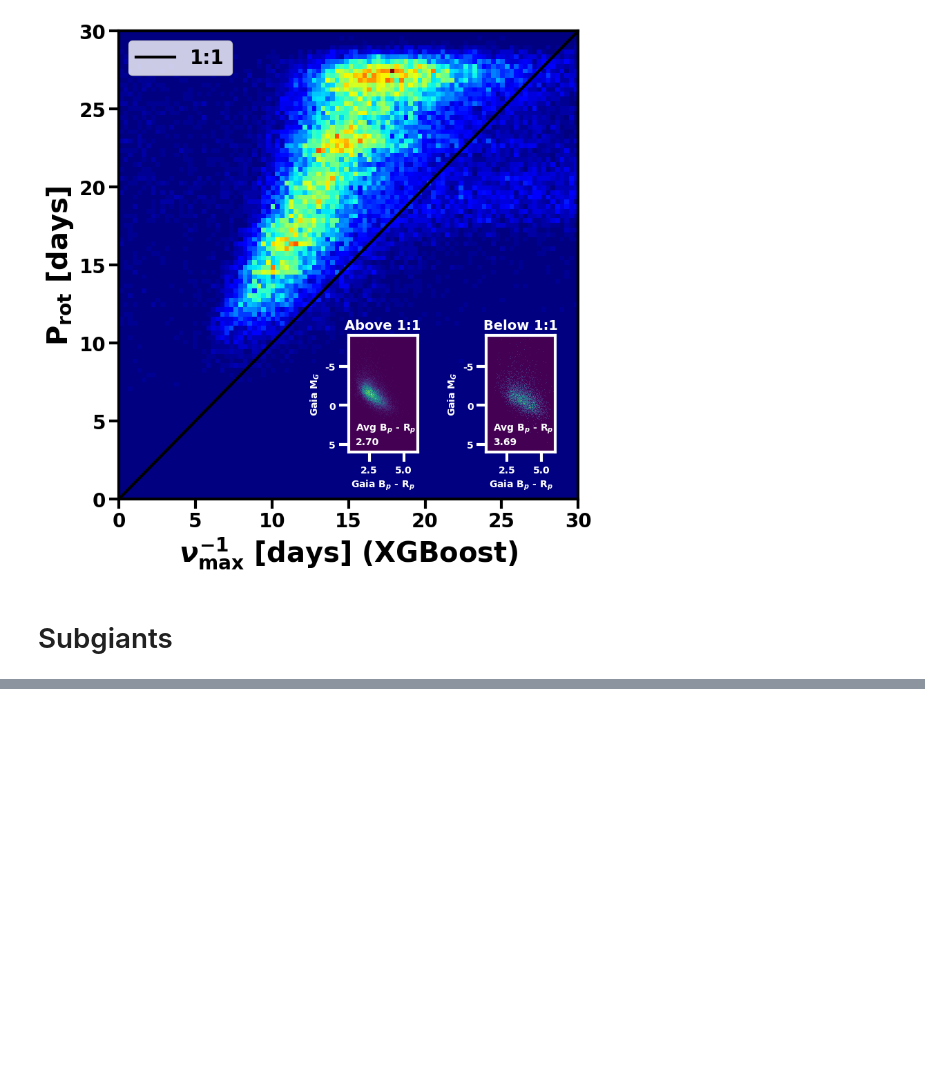
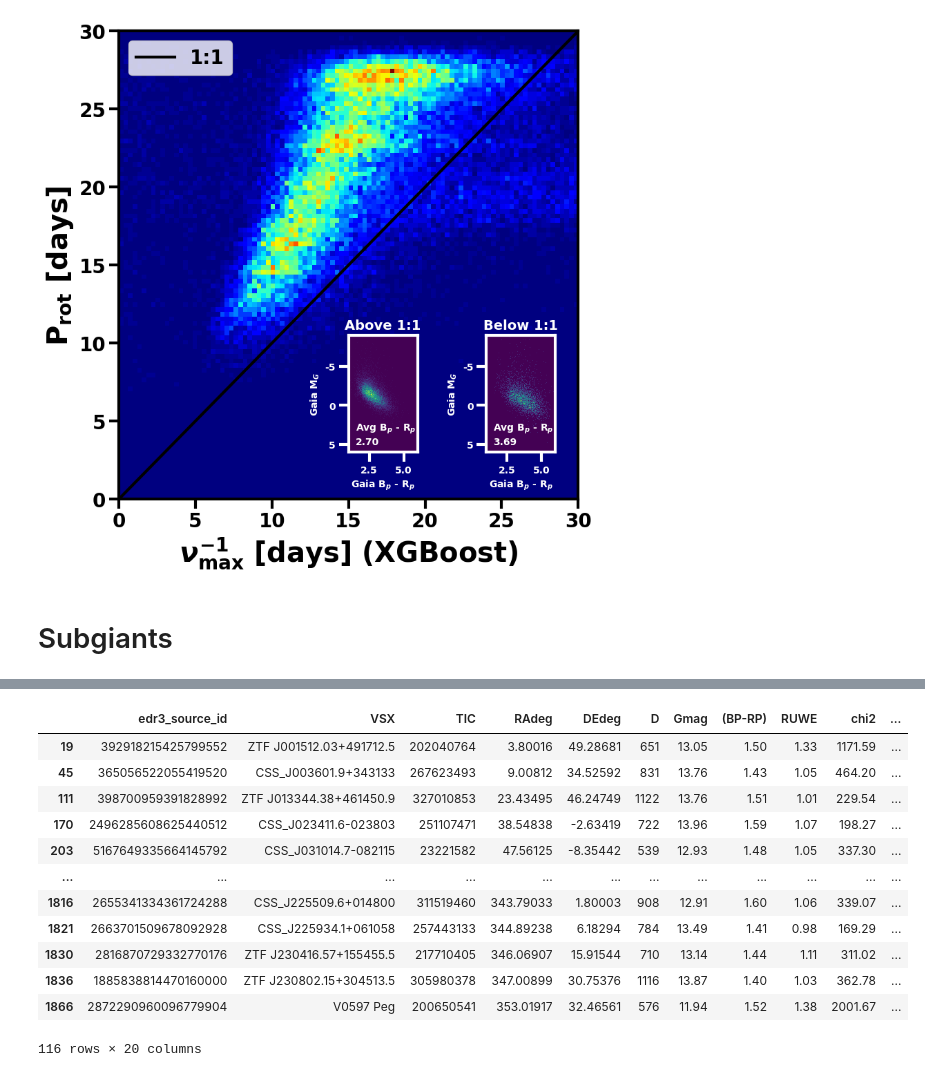
Before and after one commit to m-schochet/asas-sn-cnn, a Jupyter notebook: plots/subpopulations.ipynb, the cells around one changed output, grey strips where cells are left out. Saved outputs shown, nothing was run; the diff lists cells and outputs as text; code cells hidden in the pictures; blank space fills up the shorter version.

```diff
--- a/plots/subpopulations.ipynb
+++ b/plots/subpopulations.ipynb
@@ -458,6 +470,22 @@ mergedrscvs = pd.merge(subgiants, rscvn, on='edr3_source_id', how='inner')
 
 ssgsonlyleiner = ssgs[~ssgs['edr3_source_id'].isin(mergedssgs['edr3_source_id'])]
 rscvnonlyleiner = rscvn[~rscvn['edr3_source_id'].isin(mergedrscvs['edr3_source_id'])]
+# %%
+ssgsonlyleiner
+# %% [output]
+|  | edr3_source_id | VSX | TIC | RAdeg | DEdeg | D | Gmag | (BP-RP) | RUWE | chi2 | ... |
+| 19 | 392918215425799552 | ZTF J001512.03+491712.5 | 202040764 | 3.80016 | 49.28681 | 651 | 13.05 | 1.50 | 1.33 | 1171.59 | ... |
+| 45 | 365056522055419520 | CSS_J003601.9+343133 | 267623493 | 9.00812 | 34.52592 | 831 | 13.76 | 1.43 | 1.05 | 464.20 | ... |
+| 111 | 398700959391828992 | ZTF J013344.38+461450.9 | 327010853 | 23.43495 | 46.24749 | 1122 | 13.76 | 1.51 | 1.01 | 229.54 | ... |
+| 170 | 2496285608625440512 | CSS_J023411.6-023803 | 251107471 | 38.54838 | -2.63419 | 722 | 13.96 | 1.59 | 1.07 | 198.27 | ... |
+| 203 | 5167649335664145792 | CSS_J031014.7-082115 | 23221582 | 47.56125 | -8.35442 | 539 | 12.93 | 1.48 | 1.05 | 337.30 | ... |
+| ... | ... | ... | ... | ... | ... | ... | ... | ... | ... | ... | ... |
+| 1816 | 2655341334361724288 | CSS_J225509.6+014800 | 311519460 | 343.79033 | 1.80003 | 908 | 12.91 | 1.60 | 1.06 | 339.07 | ... |
+| 1821 | 2663701509678092928 | CSS_J225934.1+061058 | 257443133 | 344.89238 | 6.18294 | 784 | 13.49 | 1.41 | 0.98 | 169.29 | ... |
+| 1830 | 2816870729332770176 | ZTF J230416.57+155455.5 | 217710405 | 346.06907 | 15.91544 | 710 | 13.14 | 1.44 | 1.11 | 311.02 | ... |
+| 1836 | 1885838814470160000 | ZTF J230802.15+304513.5 | 305980378 | 347.00899 | 30.75376 | 1116 | 13.87 | 1.40 | 1.03 | 362.78 | ... |
+| 1866 | 2872290960096779904 | V0597 Peg | 200650541 | 353.01917 | 32.46561 | 576 | 11.94 | 1.52 | 1.38 | 2001.67 | ... |
+116 rows × 20 columns
 # %%
 fig, axs = plt.subplots(1, 1, figsize=(8, 8), layout='constrained')
 
```
Also changed, not shown: parts of 5 cells of this notebook.
